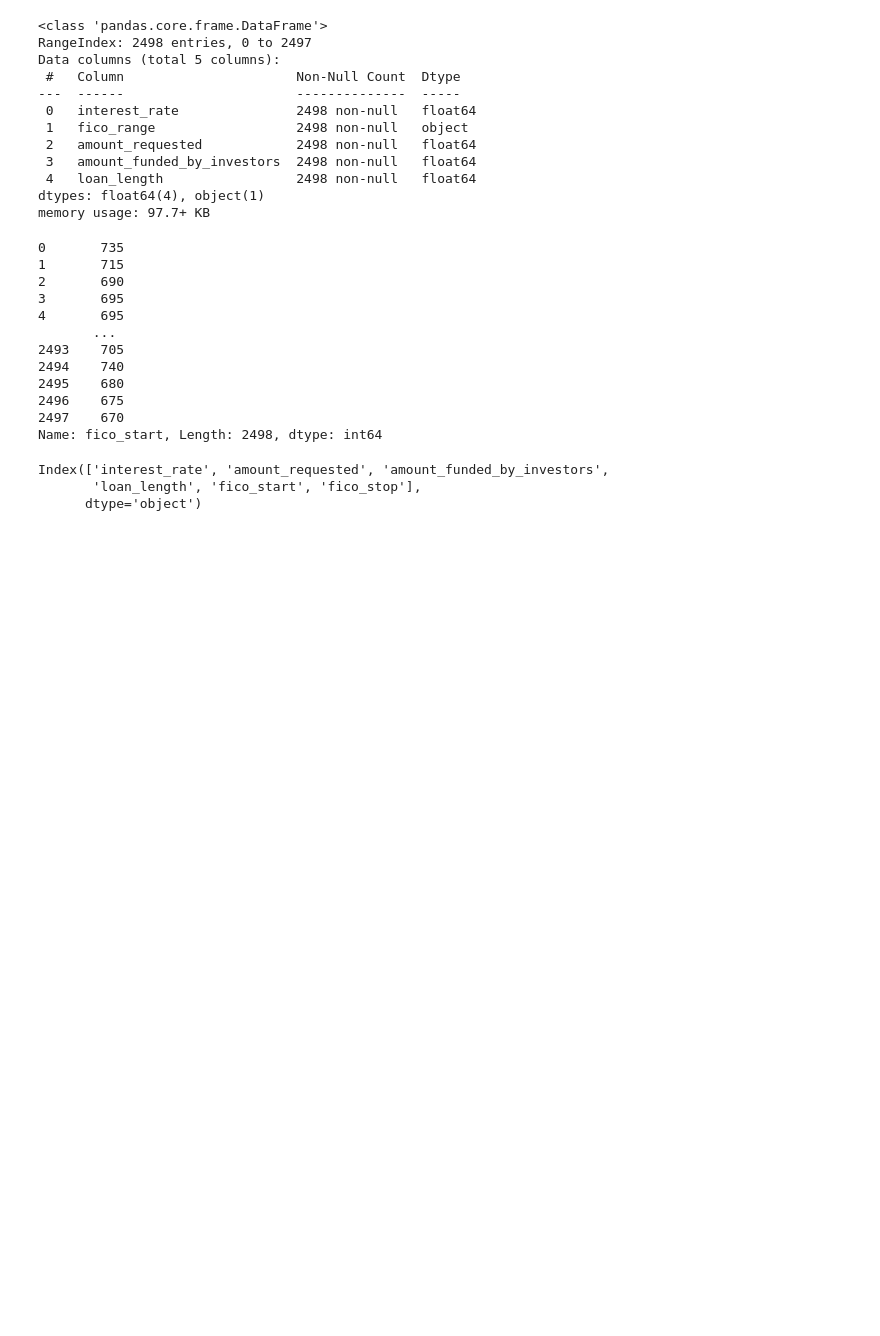
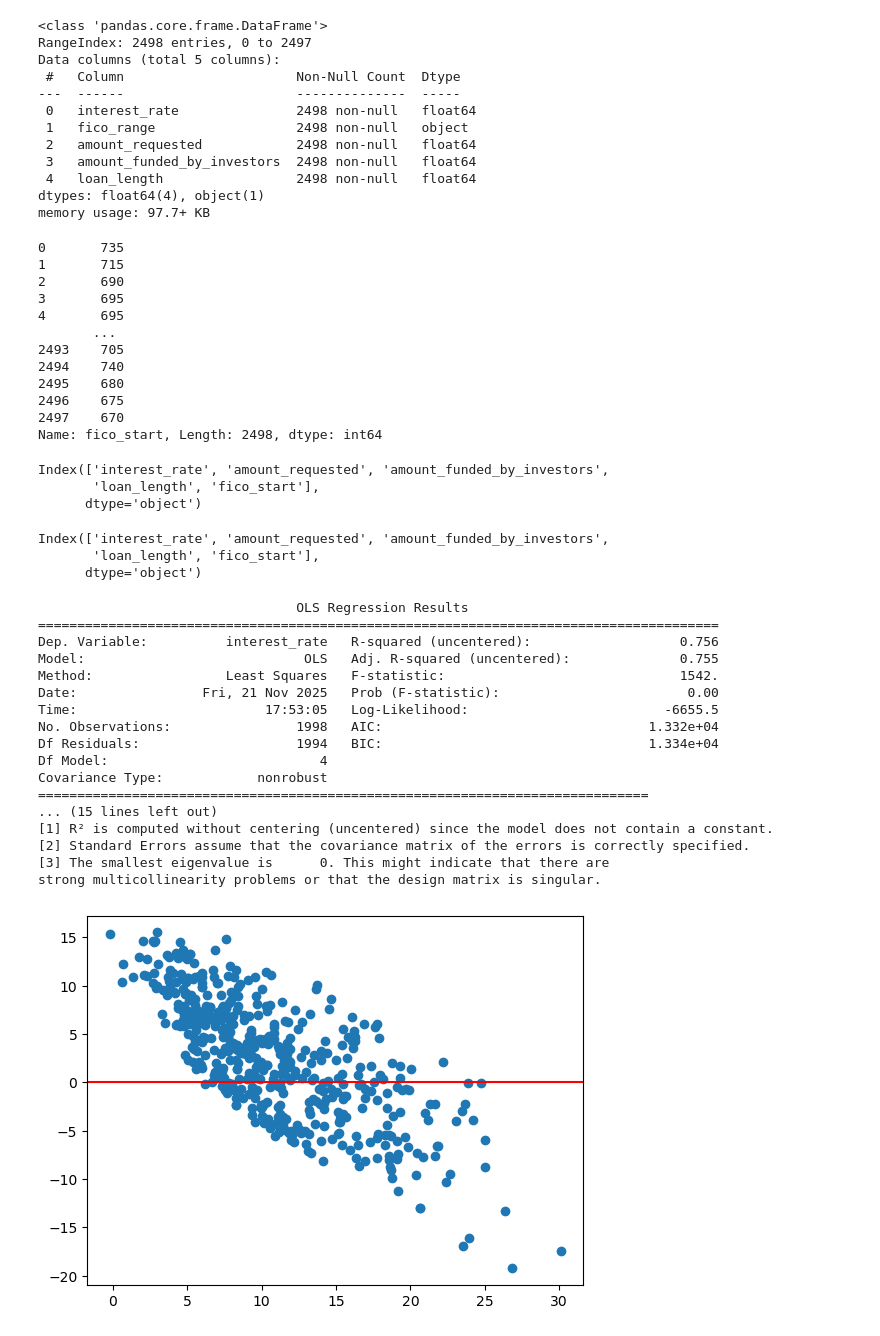
Before and after one commit to sheehanjacque/loan_request_business_analysis, a Jupyter notebook: notebooks/data_analysis.ipynb, the cells around one changed output. Saved outputs shown, nothing was run; the diff lists cells and outputs as text; code cells hidden in the pictures; blank space fills up the shorter version.

```diff
--- a/notebooks/data_analysis.ipynb
+++ b/notebooks/data_analysis.ipynb
@@ -61,12 +61,12 @@ Name: fico_start, Length: 2498, dtype: int64
 # %%
 df['fico_stop']=pd.to_numeric(df['fico_range'].str.split("-").str[1], errors="coerce")
 # %%
-df = df.drop(['fico_range'], axis=1)
+df = df.drop(['fico_range', 'fico_stop'], axis=1)
 # %%
 df.columns
 # %% [output]
 Index(['interest_rate', 'amount_requested', 'amount_funded_by_investors',
-       'loan_length', 'fico_start', 'fico_stop'],
+       'loan_length', 'fico_start'],
       dtype='object')
 # %%
 def useOLS(X, y):
@@ -75,17 +75,54 @@ def useOLS(X, y):
         X, y, test_size=0.2, random_state=42
     )
     imputer = SimpleImputer(strategy='mean')
-    scaler = StandardScaler()
+    scaler = MinMaxScaler()
     X_train = imputer.fit_transform(X_train)
     X_test = imputer.fit_transform(X_test)
     X_train = scaler.fit_transform(X_train)
     X_test = scaler.fit_transform(X_test)
     model = sm.OLS(y_train, X_train).fit()
     y_pred_test = model.predict(X_test)
-    pred_y = model.fittedvalues
     residuals = model.resid
     test_residuals = y_test - y_pred_test
     print(model.summary())
     plt.scatter(y_pred_test, test_residuals)
     plt.axhline(0, color="red")
     plt.show()
+# %%
+df.columns
+# %% [output]
+Index(['interest_rate', 'amount_requested', 'amount_funded_by_investors',
+       'loan_length', 'fico_start'],
+      dtype='object')
+# %%
+# X= All
+def initial_model(df, dropped):
+    features = []
+    for x in df.columns:
+        if x not in dropped:
+            features.append(x)
+    return features
+
+features = initial_model(df, ['interest_rate'])
+X= df[features]
+y = df['interest_rate']
+useOLS(X,y)
+# %% [output]
+                                 OLS Regression Results
+=======================================================================================
+Dep. Variable:          interest_rate   R-squared (uncentered):                   0.756
+Model:                            OLS   Adj. R-squared (uncentered):              0.755
+Method:                 Least Squares   F-statistic:                              1542.
+Date:                Fri, 21 Nov 2025   Prob (F-statistic):                        0.00
+Time:                        17:53:05   Log-Likelihood:                         -6655.5
+No. Observations:                1998   AIC:                                  1.332e+04
+Df Residuals:                    1994   BIC:                                  1.334e+04
+Df Model:                           4
+Covariance Type:            nonrobust
+==============================================================================
+... (15 lines left out)
+[1] R² is computed without centering (uncentered) since the model does not contain a constant.
+[2] Standard Errors assume that the covariance matrix of the errors is correctly specified.
+[3] The smallest eigenvalue is      0. This might indicate that there are
+strong multicollinearity problems or that the design matrix is singular.
+[figure, added]
```
Also changed, not shown: parts of 1 cell of this notebook.
